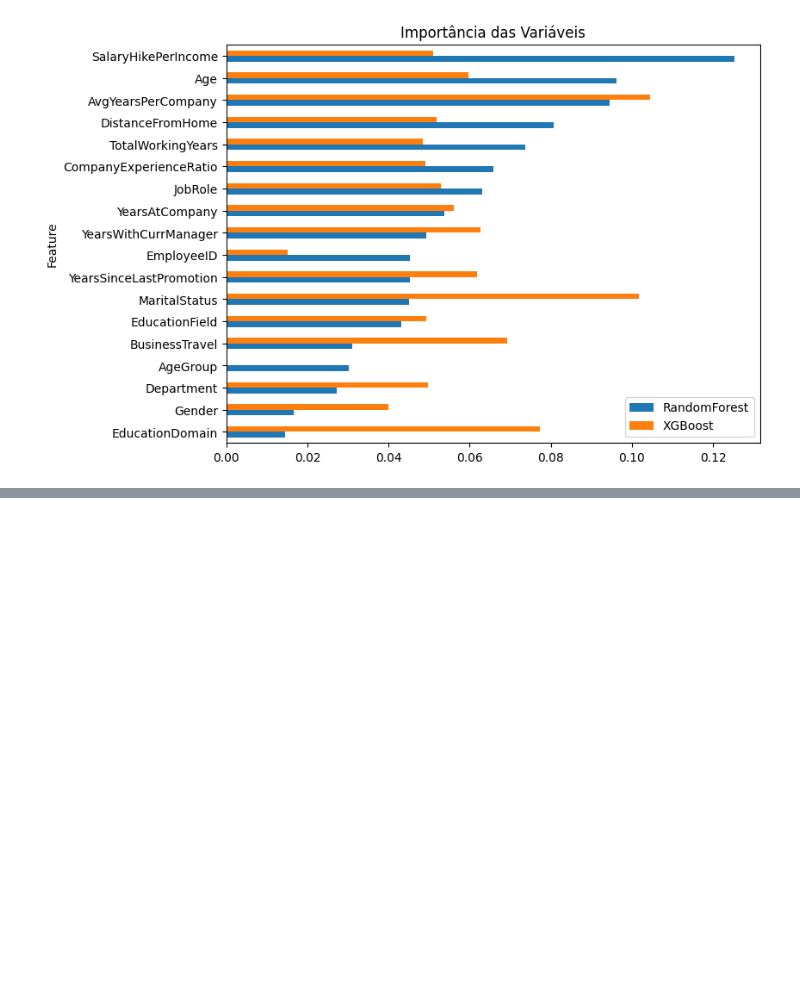
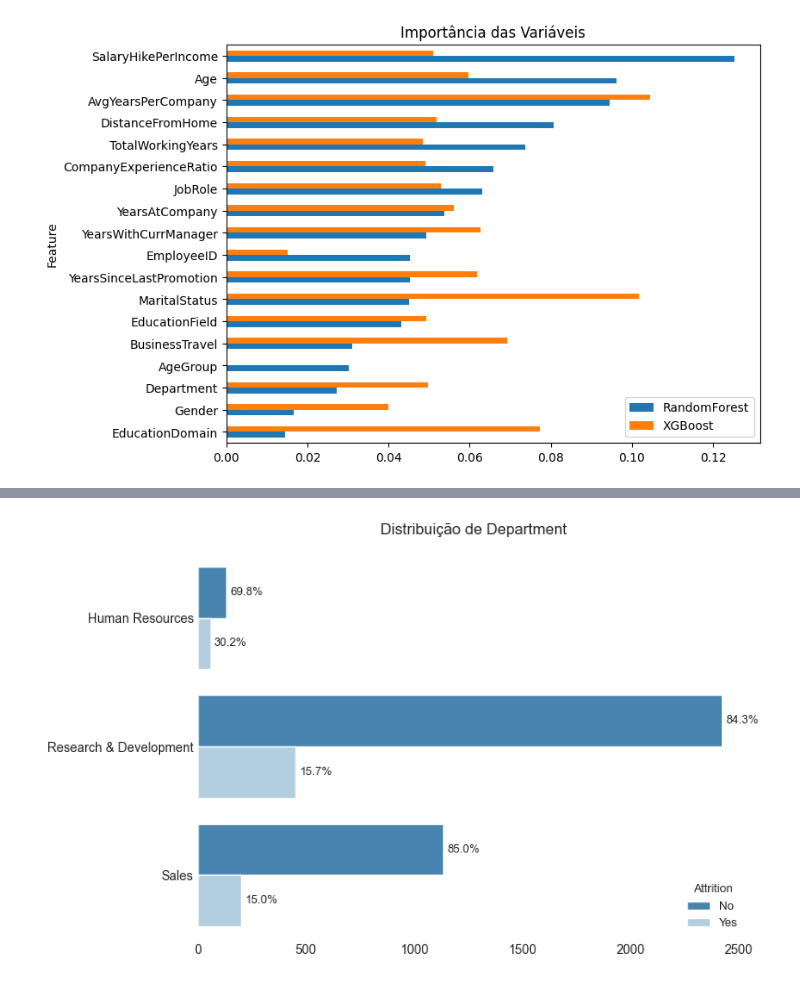
Before and after one commit to vitoriapguimaraes/Python-PredicaoRH, a Jupyter notebook: scripts/analysis.ipynb, the cells around one changed output, grey strips where cells are left out. Saved outputs shown, nothing was run; the diff lists cells and outputs as text; code cells hidden in the pictures; blank space fills up the shorter version.

```diff
--- a/scripts/analysis.ipynb
+++ b/scripts/analysis.ipynb
@@ -584,0 +670,4 @@ plt.show()
+# %%
+plot_categorical_distribution(df, 'Department', hue='Attrition')
+# %% [output]
+[figure, added]
```
Also changed, not shown: parts of 19 cells of this notebook, 1 other file.
